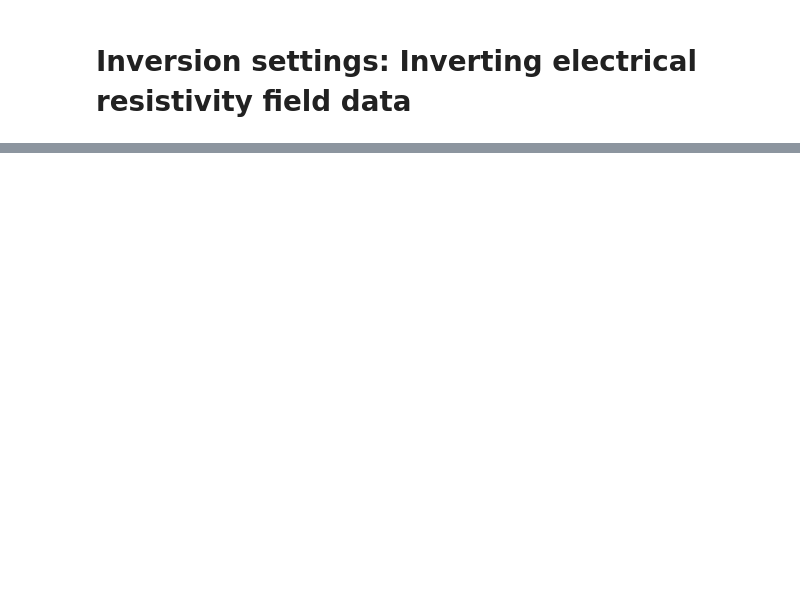
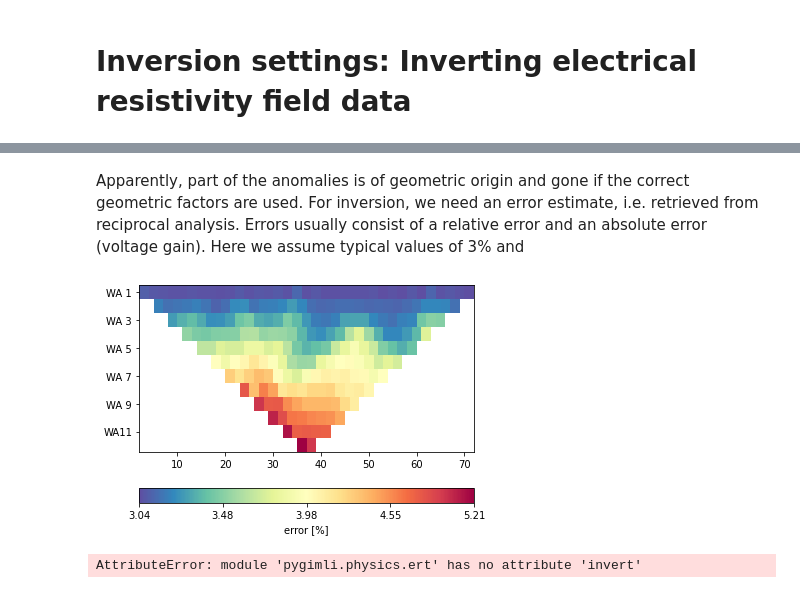
Before and after one commit to gimli-org/transform2021, a Jupyter notebook: 5_ERT_field_data_inversion.ipynb, the cells around one changed output, grey strips where cells are left out. Drawn from its saved outputs; the diff is of its cells as text; code cells hidden in the pictures; blank space fills up the shorter version.

```diff
--- a/5_ERT_field_data_inversion.ipynb
+++ b/5_ERT_field_data_inversion.ipynb
@@ -14,0 +61,16 @@
+# %% [markdown]
+Apparently, part of the anomalies is of geometric origin and gone if the correct geometric factors are used.
+For inversion, we need an error estimate, i.e. retrieved from reciprocal analysis. Errors usually consist of a relative error and an absolute error (voltage gain). Here we assume typical values of 3% and
+# %%
+data['err'] = ert.estimateError(data,
+                                absoluteUError=0.0001,
+                                relativeError=0.03)
+ert.show(data, data['err']*100, label="error [%]");
+# %% [output]
+[figure, added]
+# %%
+ert.invert(data, lam=10,
+           paraDX=0.3, paraMaxCellSize=10, paraDepth=20, quality=34)
+ert.showResult()
+# %% [output]
+AttributeError: module 'pygimli.physics.ert' has no attribute 'invert'
```
Also changed, not shown: parts of 9 cells of this notebook.
